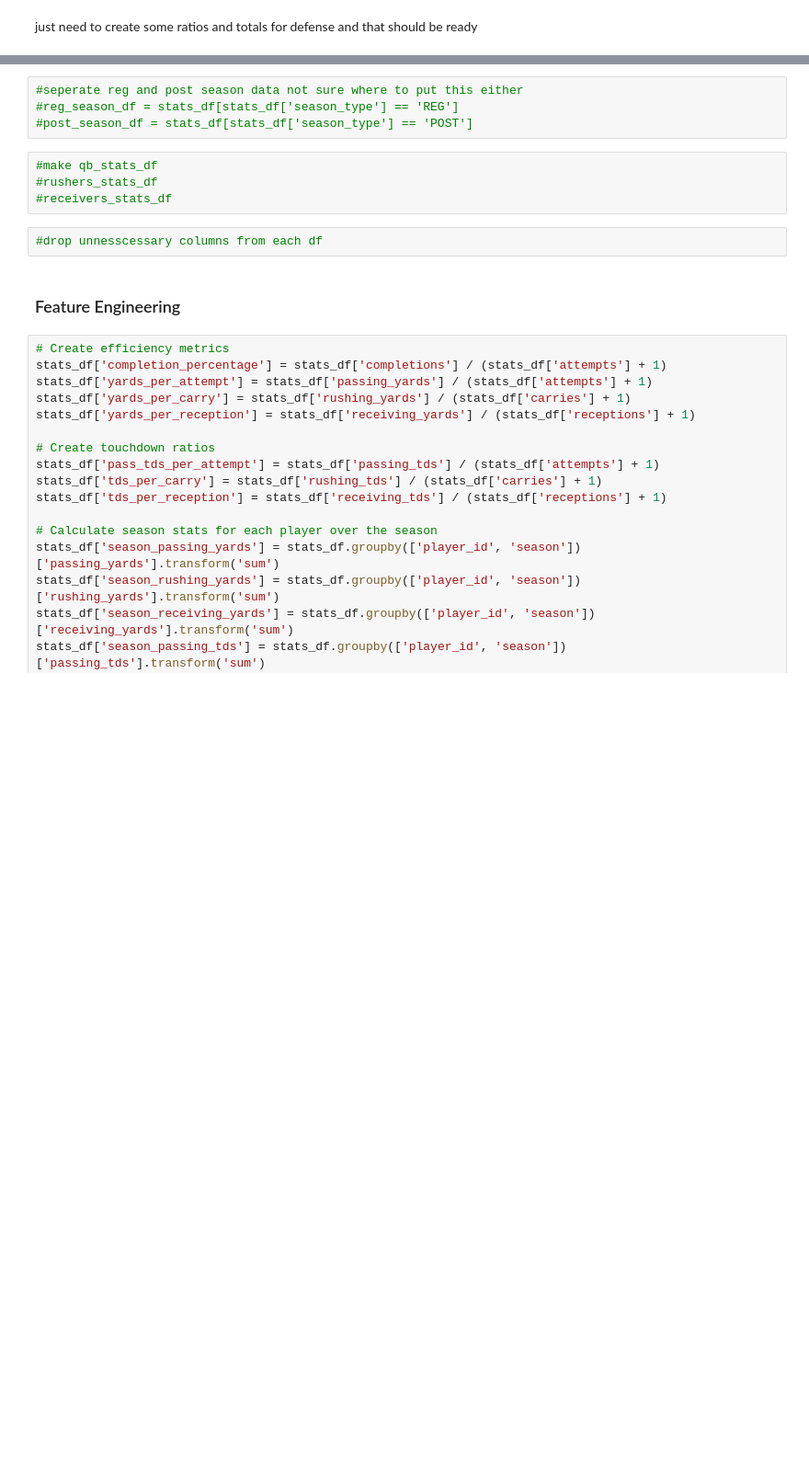
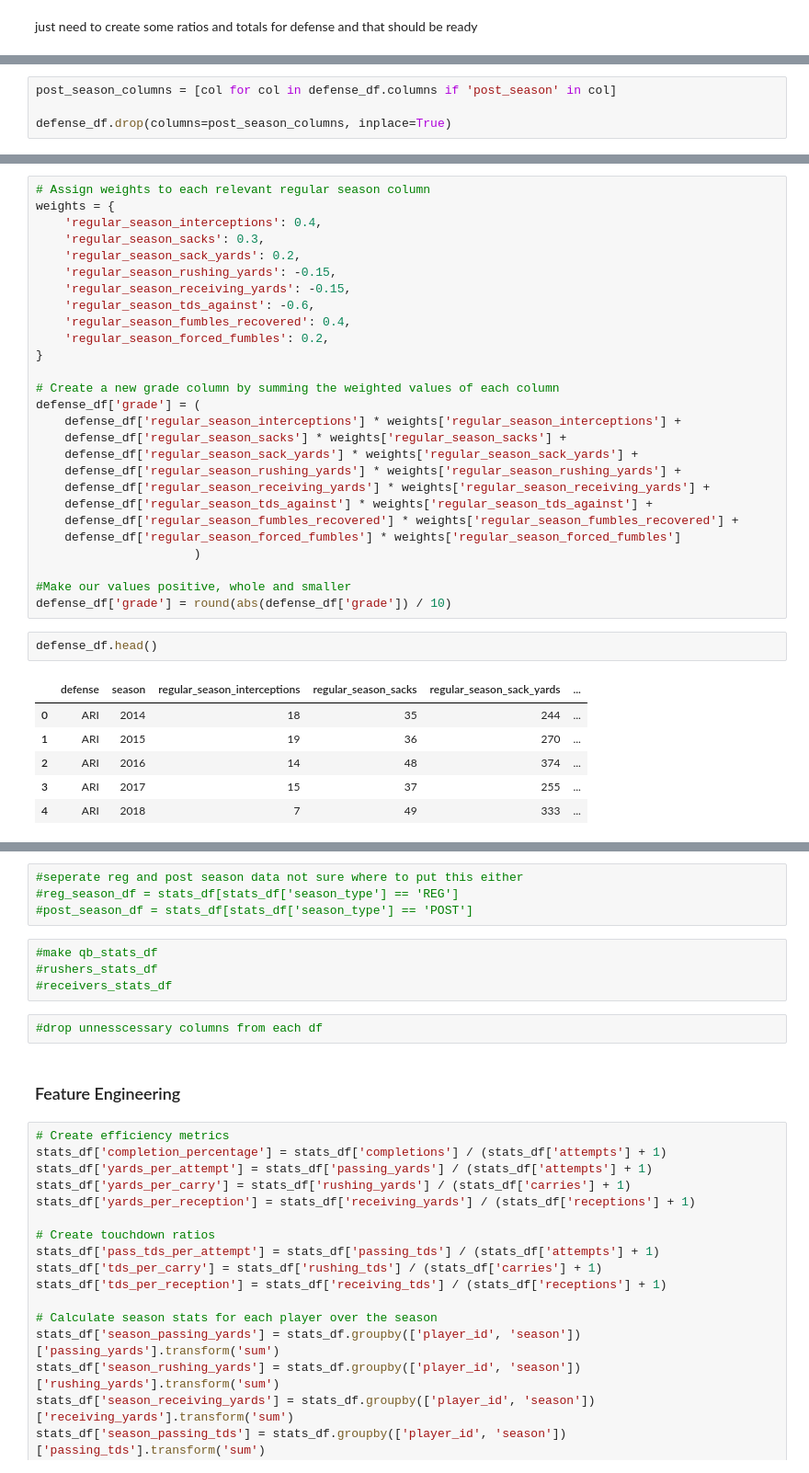
Before and after one commit to DBAfox/Team-USA-Football, a Jupyter notebook: NFL Dream Team.ipynb, the cells around one changed output, grey strips where cells are left out. Shown at 92% size. Cells and saved outputs as stored; diff of their text form; blank space fills up the shorter version.

```diff
--- a/NFL Dream Team.ipynb
+++ b/NFL Dream Team.ipynb
@@ -429,0 +222,4 @@ just need to create some ratios and totals for defense and that should be ready
+# %%
+post_season_columns = [col for col in defense_df.columns if 'post_season' in col]
+
+defense_df.drop(columns=post_season_columns, inplace=True)
@@ -429,0 +228,36 @@ just need to create some ratios and totals for defense and that should be ready
+# %%
+# Assign weights to each relevant regular season column
+weights = {
+    'regular_season_interceptions': 0.4,
+    'regular_season_sacks': 0.3,
+    'regular_season_sack_yards': 0.2,
+    'regular_season_rushing_yards': -0.15,
+    'regular_season_receiving_yards': -0.15,
+    'regular_season_tds_against': -0.6,
+    'regular_season_fumbles_recovered': 0.4,
+    'regular_season_forced_fumbles': 0.2,
+}
+
+# Create a new grade column by summing the weighted values of each column
+defense_df['grade'] = (
+    defense_df['regular_season_interceptions'] * weights['regular_season_interceptions'] +
+    defense_df['regular_season_sacks'] * weights['regular_season_sacks'] +
+    defense_df['regular_season_sack_yards'] * weights['regular_season_sack_yards'] +
+    defense_df['regular_season_rushing_yards'] * weights['regular_season_rushing_yards'] +
+    defense_df['regular_season_receiving_yards'] * weights['regular_season_receiving_yards'] +
+    defense_df['regular_season_tds_against'] * weights['regular_season_tds_against'] +
+    defense_df['regular_season_fumbles_recovered'] * weights['regular_season_fumbles_recovered'] +
+    defense_df['regular_season_forced_fumbles'] * weights['regular_season_forced_fumbles']
+                      )
+
+#Make our values positive, whole and smaller
+defense_df['grade'] = round(abs(defense_df['grade']) / 10)
+# %%
+defense_df.head()
+# %% [output]
+|  | defense | season | regular_season_interceptions | regular_season_sacks | regular_season_sack_yards | ... |
+| 0 | ARI | 2014 | 18 | 35 | 244 | ... |
+| 1 | ARI | 2015 | 19 | 36 | 270 | ... |
+| 2 | ARI | 2016 | 14 | 48 | 374 | ... |
+| 3 | ARI | 2017 | 15 | 37 | 255 | ... |
+| 4 | ARI | 2018 | 7 | 49 | 333 | ... |
```
Also changed, not shown: parts of 21 cells of this notebook.
